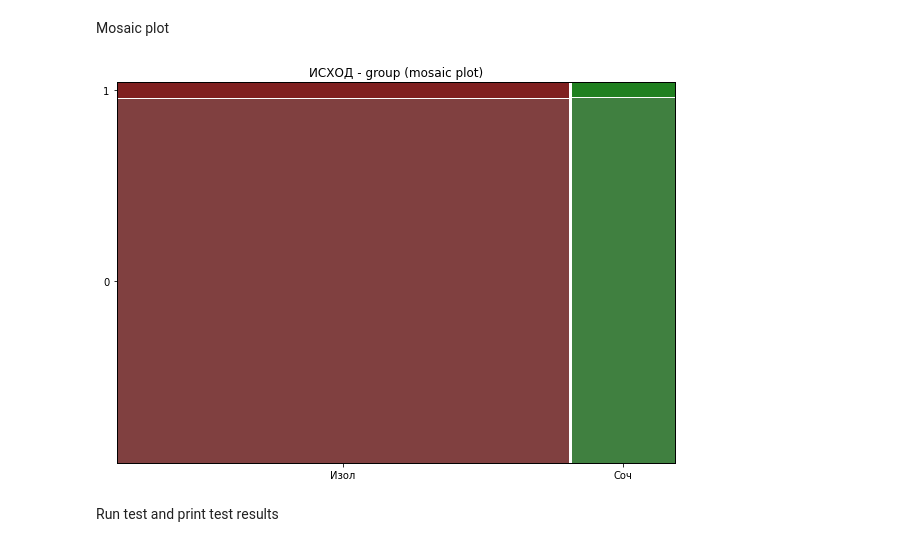
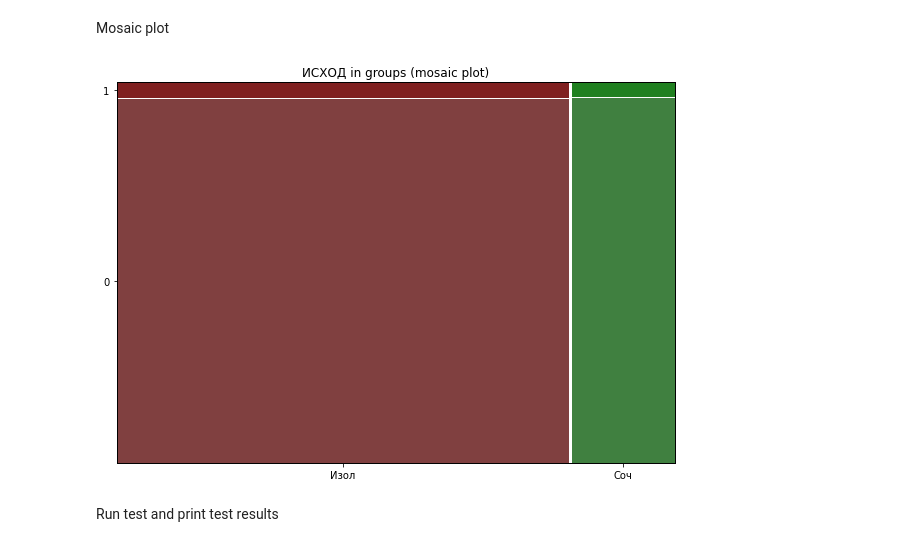
Before and after one commit to oskinm/wound_outcomes, a Jupyter notebook: notebooks/08-oskin-eda-chi2.ipynb, the cells around one changed output. Saved outputs shown, nothing was run; the diff lists cells and outputs as text; code cells hidden in the pictures.

```diff
--- a/notebooks/08-oskin-eda-chi2.ipynb
+++ b/notebooks/08-oskin-eda-chi2.ipynb
@@ -121,5 +125,5 @@ df_mp = (pd.melt(df_test, id_vars=['ИСХОД'], value_vars=['ВГА_0', 'МК
 # %%
 fig, ax = plt.subplots(1, 1,  figsize=(10, 7))
 
-_ = mosaic(df_mp, ['group','ИСХОД'], ax=ax, labelizer=lambda _: "", title='ИСХОД - group (mosaic plot)')
+_ = mosaic(df_mp, ['group','ИСХОД'], ax=ax, labelizer=lambda _: "", title='ИСХОД in groups (mosaic plot)')
 # %% [output]
@@ -183,5 +187,5 @@ df_mp = (pd.melt(df_test, id_vars=['ИСХОД'], value_vars=['On pump', 'Off pu
 # %%
 fig, ax = plt.subplots(1, 1,  figsize=(10, 7))
 
-_ = mosaic(df_mp, ['group','ИСХОД'], ax=ax, labelizer=lambda _: "", title='ИСХОД - group (mosaic plot)')
+_ = mosaic(df_mp, ['group','ИСХОД'], ax=ax, labelizer=lambda _: "", title='ИСХОД in groups (mosaic plot)')
 # %% [output]
@@ -243,9 +247,9 @@ df_mp = (pd.melt(df_test, id_vars=['ИСХОД'], value_vars=['Соч', 'Изо
 # %%
 fig, ax = plt.subplots(1, 1,  figsize=(10, 7))
 
-_ = mosaic(df_mp, ['group','ИСХОД'], ax=ax, labelizer=lambda _: "", title='ИСХОД - group (mosaic plot)')
+_ = mosaic(df_mp, ['group','ИСХОД'], ax=ax, labelizer=lambda _: "", title='ИСХОД in groups (mosaic plot)')
 # %% [output]
-[figure, old version]
+[figure, new version]
 # %% [markdown]
 Run test and print test results
 # %%
```
Also changed, not shown: parts of 14 cells of this notebook.
